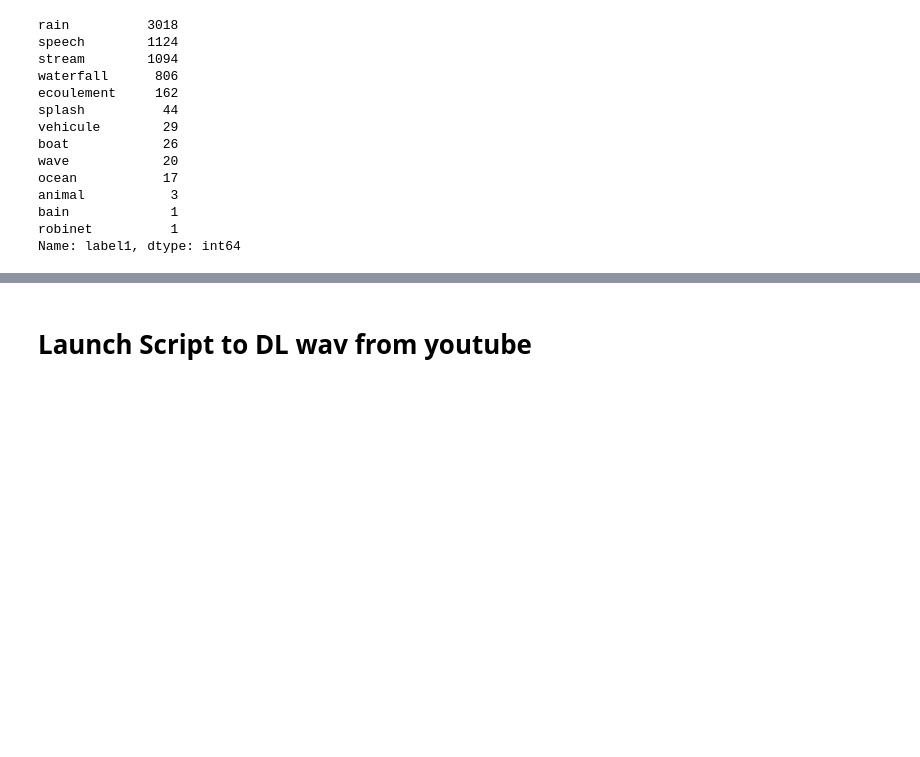
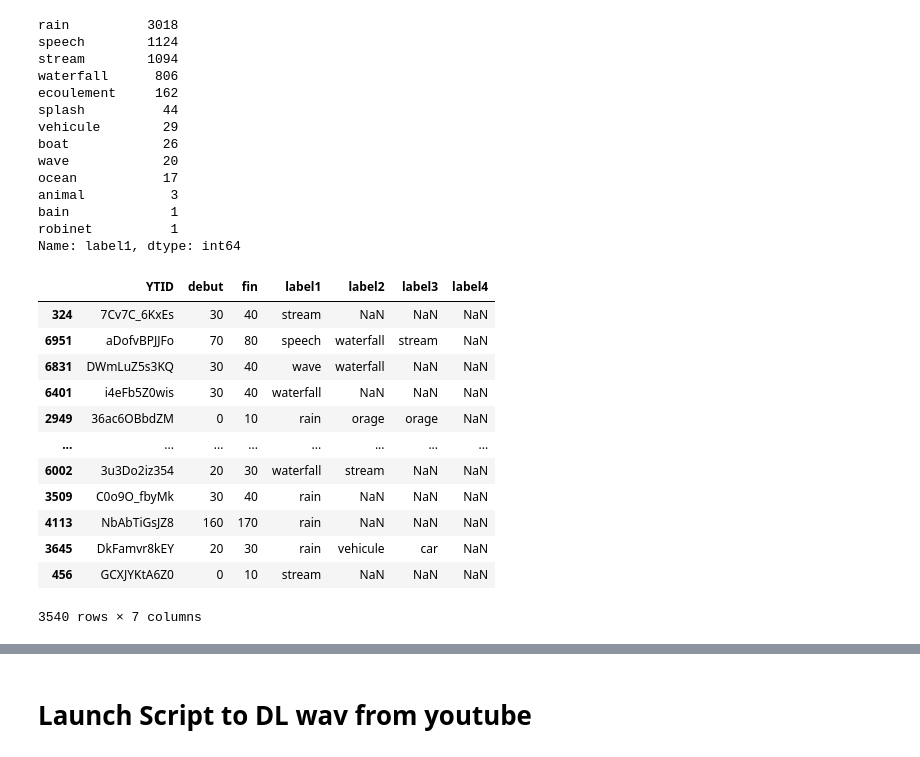
Before and after one commit to Becode-turing-5-30/flood-sound-detection, a Jupyter notebook: start_ytextraction.ipynb, the cells around one changed output, grey strips where cells are left out. Saved outputs shown, nothing was run; the diff lists cells and outputs as text; code cells hidden in the pictures; blank space fills up the shorter version.

```diff
--- a/start_ytextraction.ipynb
+++ b/start_ytextraction.ipynb
@@ -151,7 +138,20 @@ bain             1
 robinet          1
 Name: label1, dtype: int64
 # %%
-df1 = df.sample(frac=0.2, random_state=1)
+df1 = df.sample(frac=0.5, random_state=1)
 df1['label2'].value_counts()
 df1
-df1.head(10).to_csv('URL/df_10.csv', index=False)
+# %% [output]
+|  | YTID | debut | fin | label1 | label2 | label3 | label4 |
+| 324 | 7Cv7C_6KxEs | 30 | 40 | stream | NaN | NaN | NaN |
+| 6951 | aDofvBPJJFo | 70 | 80 | speech | waterfall | stream | NaN |
+| 6831 | DWmLuZ5s3KQ | 30 | 40 | wave | waterfall | NaN | NaN |
+| 6401 | i4eFb5Z0wis | 30 | 40 | waterfall | NaN | NaN | NaN |
+| 2949 | 36ac6OBbdZM | 0 | 10 | rain | orage | orage | NaN |
+| ... | ... | ... | ... | ... | ... | ... | ... |
+| 6002 | 3u3Do2iz354 | 20 | 30 | waterfall | stream | NaN | NaN |
+| 3509 | C0o9O_fbyMk | 30 | 40 | rain | NaN | NaN | NaN |
+| 4113 | NbAbTiGsJZ8 | 160 | 170 | rain | NaN | NaN | NaN |
+| 3645 | DkFamvr8kEY | 20 | 30 | rain | vehicule | car | NaN |
+| 456 | GCXJYKtA6Z0 | 0 | 10 | stream | NaN | NaN | NaN |
+3540 rows × 7 columns
```
Also changed, not shown: parts of 7 cells of this notebook, 3 other files.
